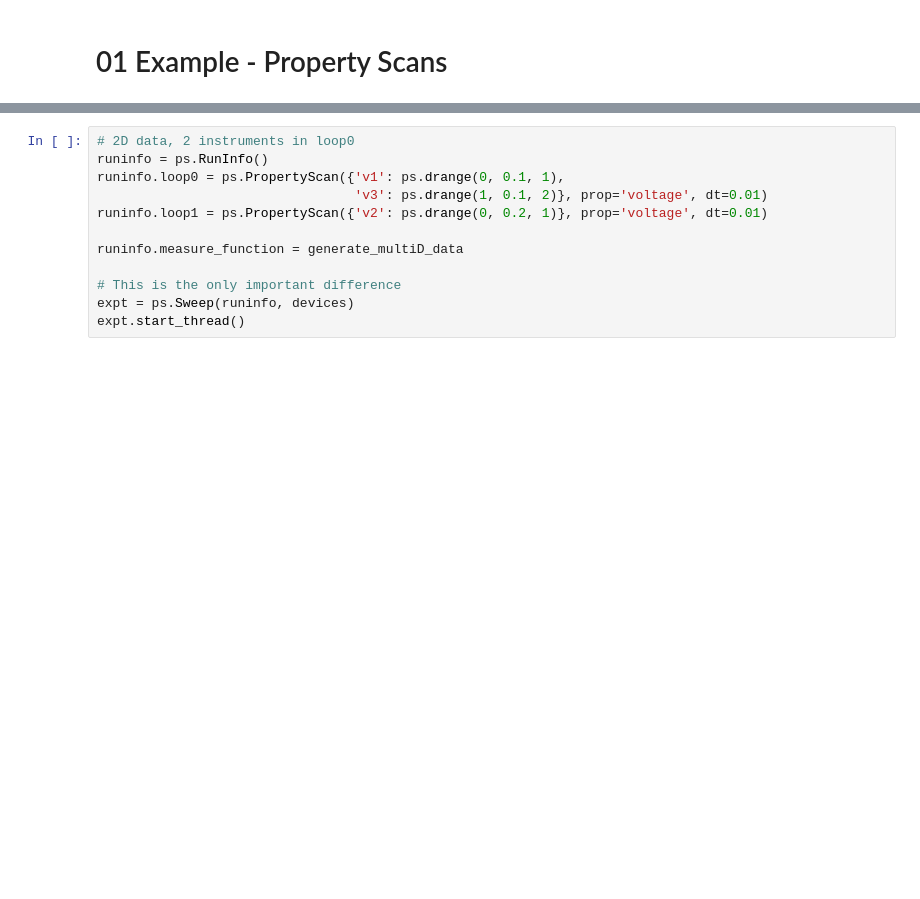
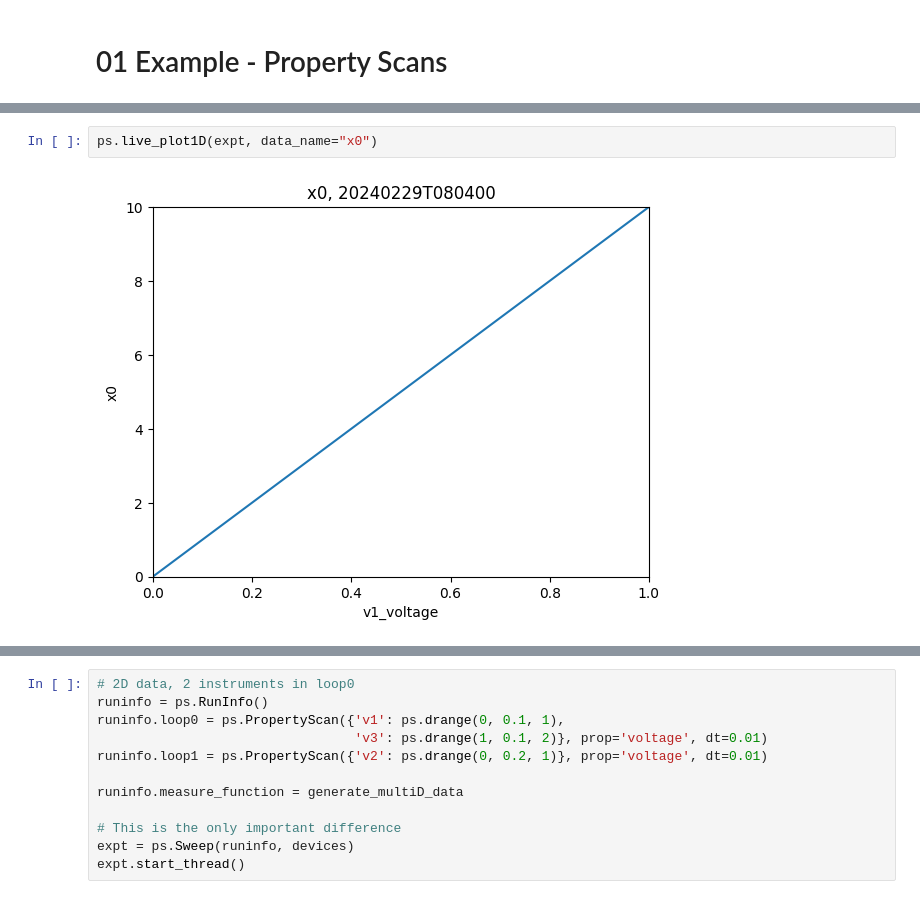
Before and after one commit to sandialabs/pyscan, a Jupyter notebook: docs/source/basics/demo_notebooks/01-example_property_scans.ipynb, the cells around one changed output, grey strips where cells are left out. Drawn from its saved outputs; the diff is of its cells as text; blank space fills up the shorter version.

```diff
--- a/docs/source/basics/demo_notebooks/01-example_property_scans.ipynb
+++ b/docs/source/basics/demo_notebooks/01-example_property_scans.ipynb
@@ -48,0 +67,4 @@ devices.v3 = ps.TestVoltage()
+# %%
+ps.live_plot1D(expt, data_name="x0")
+# %% [output]
+[figure, added]
```
Also changed, not shown: parts of 14 cells of this notebook, 4 other files.
